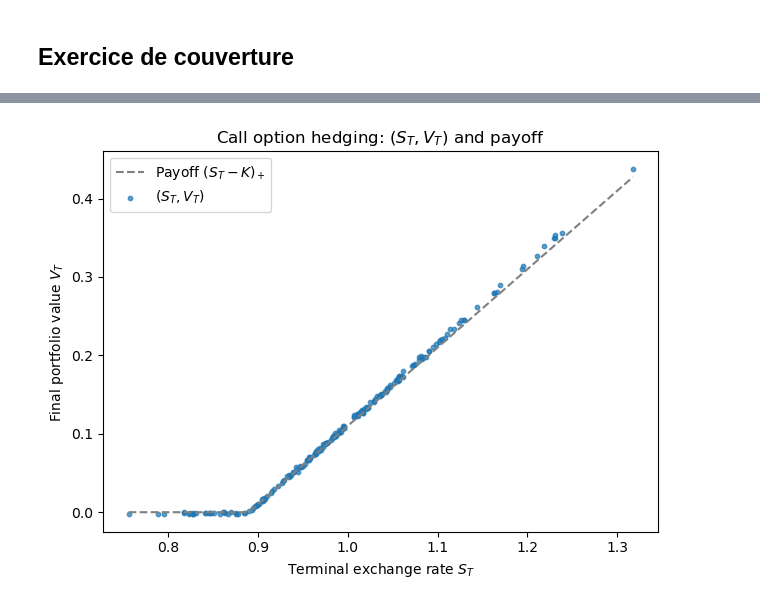
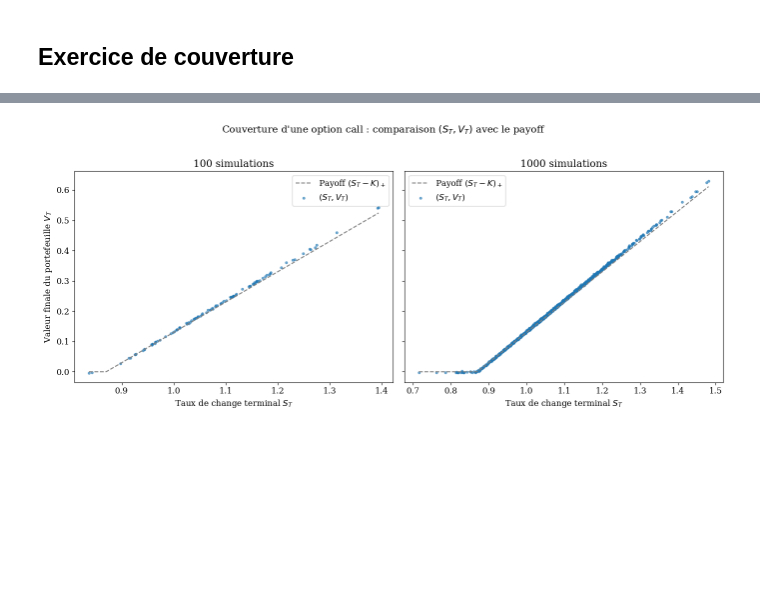
Before and after one commit to maxence2508/options-sur-devises, a Jupyter notebook: options-sur-devises.ipynb, the cells around one changed output, grey strips where cells are left out. Saved outputs shown, nothing was run; the diff lists cells and outputs as text; code cells hidden in the pictures; blank space fills up the shorter version.

```diff
--- a/options-sur-devises.ipynb
+++ b/options-sur-devises.ipynb
@@ -133,15 +133,16 @@ def option_prices(trajectories, T, N, K, r0, r1, sigma):
 
     return p
 # %%
-# Calcul des prix
+# Option pricing
+K = 0.87  # Strike price
 prices = option_prices(trajectory, T, N, K, r0, r1, sigma)[0, :]
 
-# Affichage du prix de l’option
+# Plot option price over time
 plt.figure(figsize=(10, 5))
 plt.plot(time_grid, prices, label='Call Option Price')
 plt.xlabel("Time (years)")
 plt.ylabel("Option Price (€)")
-plt.title("European Call Option Price over Time")
+plt.title("Call Option Price")
 plt.legend()
 plt.show()
 # %% [output]
@@ -321,31 +340,42 @@ plt.show()
 # %%
-n_points = 200
+import matplotlib.pyplot as plt
+import numpy as np
 
-model = BlackScholes(mu, sigma)
-trajectories = model.generate(S0, T, N, n_points)
+# Simulation settings
+n_points_list = [100, 1000]
+fig, axs = plt.subplots(1, 2, figsize=(14, 6), sharey=True)
 
-(H0, H, val) = hedging(trajectories, prices[0], T, N, K, r0, r1, sigma)
+for idx, n_points in enumerate(n_points_list):
+    # Simulate trajectories
+    model = BlackScholes(mu, sigma)
+    trajectories = model.generate(S0, T, N, n_points)
 
-# Retrieve terminal values
-S_T = trajectories[:, -1]
-V_T = val[:, -1]
+    # Apply hedging strategy
+    (H0, H, val) = hedging(trajectories, prices[0], T, N, K, r0, r1, sigma)
 
-# Plot theoretical payoff (first so it stays in the background)
-x_vals = np.linspace(min(S_T), max(S_T), 200)
-payoff = np.maximum(0, x_vals - K)
-plt.plot(x_vals, payoff, color='gray', linestyle='--', label='Payoff $(S_T - K)_+$')
+    # Terminal values
+    S_T = trajectories[:, -1]
+    V_T = val[:, -1]
 
-# Plot (S_T, V_T) points
-plt.scatter(S_T, V_T, alpha=0.7, s=10, label='$(S_T, V_T)$')
+    # Theoretical payoff
+    x_vals = np.linspace(min(S_T), max(S_T), 200)
+    payoff = np.maximum(0, x_vals - K)
 
-# Labels and title
-plt.xlabel("Terminal exchange rate $S_T$")
-plt.ylabel("Final portfolio value $V_T$")
-plt.title("Call option hedging: $(S_T, V_T)$ and payoff")
+    # Plot payoff and hedging results
+    axs[idx].plot(x_vals, payoff, color='gray', linestyle='--', label='Payoff $(S_T - K)_+$')
+    axs[idx].scatter(S_T, V_T, alpha=0.6, s=10, label='$(S_T, V_T)$')
 
-plt.legend()
-plt.tight_layout()
-plt.savefig("exercice-couverture.png")
+    # Titles and labels
+    axs[idx].set_title(f"{n_points} simulations")
+    axs[idx].set_xlabel("Taux de change terminal $S_T$")
+    if idx == 0:
+        axs[idx].set_ylabel("Valeur finale du portefeuille $V_T$")
+    axs[idx].legend()
+
+# Final layout and save
+plt.suptitle("Couverture d'une option call : comparaison $(S_T, V_T)$ avec le payoff", fontsize=14)
+plt.tight_layout(rect=[0, 0, 1, 0.96])
+plt.savefig("couverture_comparaison_100_vs_1000.png", dpi=300)
 plt.show()
 # %% [output]
-[figure, old version]
+[figure, new version]
```
Also changed, not shown: parts of 8 cells of this notebook, 9 other files.
